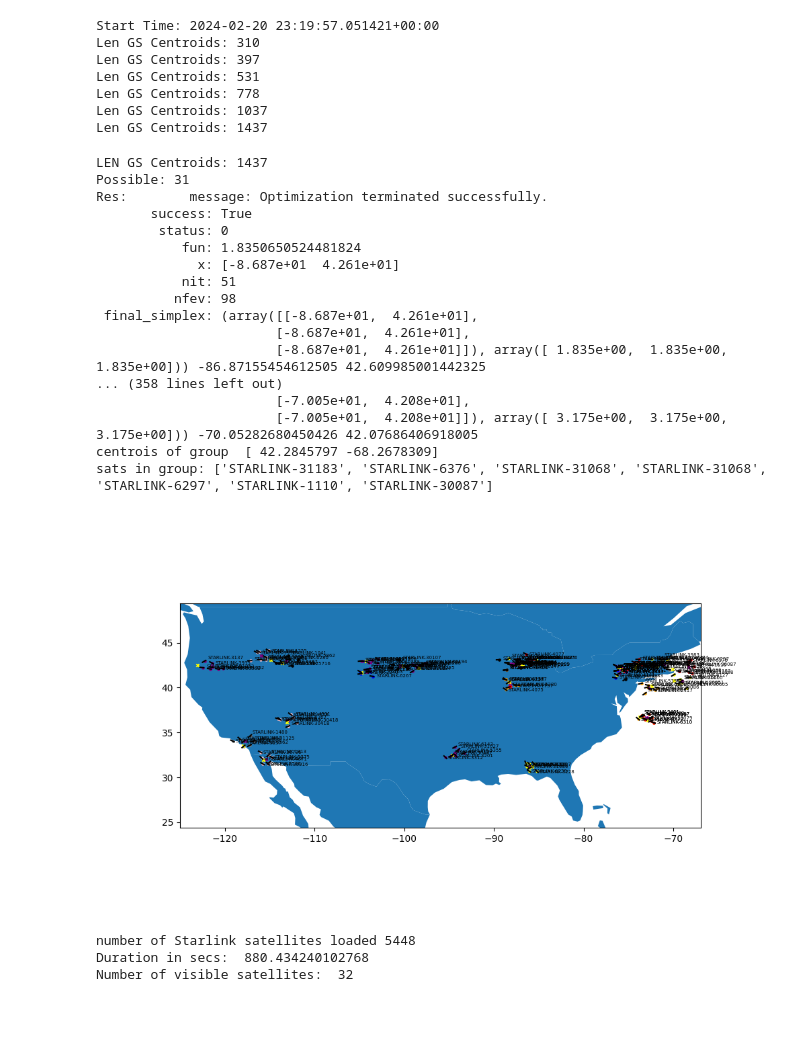
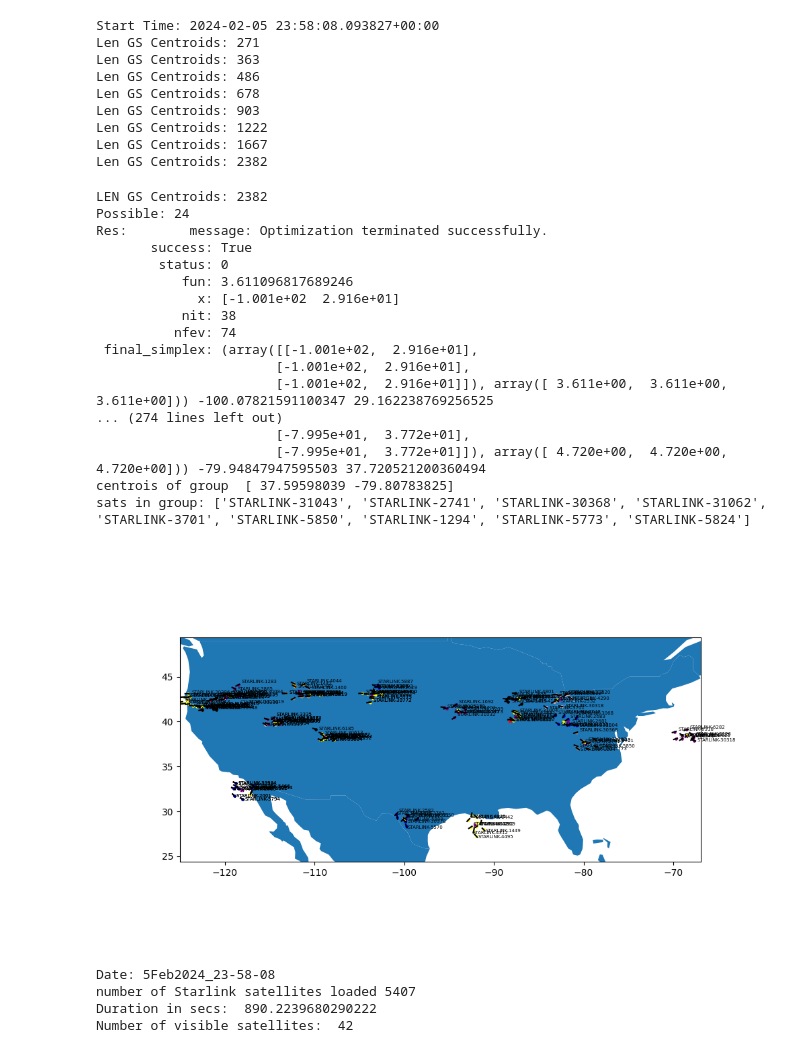
Before and after one commit to ConnectedSystemsLab/starloc_preproc, a Jupyter notebook: Starloc/sat_id.ipynb, the cells around one changed output. Saved outputs shown, nothing was run; the diff lists cells and outputs as text; code cells hidden in the pictures; blank space fills up the shorter version.

```diff
--- a/Starloc/sat_id.ipynb
+++ b/Starloc/sat_id.ipynb
@@ -25,13 +25,13 @@ def sum_dist(point, sattrajs_coeffs):
         dist += point_to_line_dist(x, y, line[0], line[1])
     return dist
 # %%
-file_path = '/home/ishani/LeoPNT/USRP_data/2_20/utctime_20Feb2024_23_19_57_freq_11_325G_bw_2.0M_ts_1708471197.0514207_inrx0.dat'
+file_path = '/home/ishani/LeoPNT/USRP_data/2_5/utctime_5Feb2024_23:58:08_freq_11_325G_bw_2.0M_ts_1707177488.0938272_inrx0.dat'
 ts = load.timescale()
-satellites = load.tle_file('/home/ishani/LeoPNT/starlink_ofdm/Starloc/20Feb2024_23_19/Starlink.tle')
+satellites = load.tle_file('/home/ishani/LeoPNT/starlink_ofdm/Starloc/5Feb2024_23-58-08/Starlink.tle')
 start_time = datetime.fromtimestamp(float(file_path.split('_')[-2]), tz=pytz.utc)
 print('Start Time:', start_time)
 # load sat_dopp_dict from phase_comp.mat
-mat = sio.loadmat('/home/ishani/LeoPNT/starlink_ofdm/Starloc/20Feb2024_23_19/phase_comp.mat')
+mat = sio.loadmat('/home/ishani/LeoPNT/starlink_ofdm/Starloc/5Feb2024_23-58-08/phase_comp.mat')
 tracked_peaks = mat['dopp_track_dict'][0]
 time_arr = []
 for arr in tracked_peaks:
@@ -40,6 +40,8 @@ for arr in tracked_peaks:
 ## time_arr.append(580.0)
 # sort time_arr
 time_arr = sorted(time_arr)
+# shift time arr circularly
+time_arr = np.roll(time_arr, -9)
 # print('Time Arr:', time_arr)
 # time_arr = [210.39600049999999, 253.6900005, 305.07300050000003, 285.54400050000004, 341.0160005, 660.8060005, 808.7960005]
 time_arr = sorted(time_arr)
@@ -89,7 +91,7 @@ for subset_idx,gs_subset in enumerate(gs_superset[1:]):
         min_dist, min_dist_idx = np.min(dist), np.argmin(dist)
         # print('Min Dist:', min_dist, "Point", point, "Coordinates:", gs_subset[min_dist_idx])
         # if the minimum distance is less than 100 km, add the point to the current centroid, else add the point as a new centroid
-        if min_dist < 140:
+        if min_dist < 150:
             gs_centroids_[i].append([gs_subset[min_dist_idx][0], gs_subset[min_dist_idx][1]])
             sat_init_groups[i].append(sat_superset[subset_idx+1][min_dist_idx])
         else:
@@ -137,79 +139,81 @@ for gp_idx,group in enumerate(sat_init_groups):
     for i,sat in enumerate(group):
         sats_name_arr.append(sat.name)
         # get satellite subpoints around 10 seconds of the time of highest elevation at 0.1 sec steps
         time_of_highest_elevation = sat_visible_time_arr[i].utc_datetime()
         span = np.arange(-5, 5, 0.1)
         single_sat_time_arr = ts.utc(time_of_highest_elevation.year, time_of_highest_elevation.month, time_of_highest_elevation.day,
             time_of_highest_elevation.hour, time_of_highest_elevation.minute, time_of_highest_elevation.second+time_of_highest_elevation.microsecond/1e6+span)
         subpoints = wgs84.latlon_of(sat.at(single_sat_time_arr))
         x = subpoints[1].degrees # longitudes
         y = subpoints[0].degrees # latitudes
         plt.plot(x, y, '--', color='black')
         plt.text(x[-1], y[-1], sat.name, fontsize=5, color='black')
         # polyfit line to x,y
         sat_traj_line = np.polyfit(x, y, 1)
         # print('Satellite Trajectory Line slope:', sat_traj_line[0], "Intercept:", sat_traj_line[1])
         # find a point on earth that minimizes the distance to the satellite trajectory lines
         lines_coeffs.append(sat_traj_line)
     #minimize distance to the lines
     start_point = np.mean(gs_centroids[gp_idx], axis=0)
     res = minimize(sum_dist, [start_point[1]-1, start_point[0]-1], args=(lines_coeffs), method = 'Nelder-Mead')
     print('Res:', res, res.x[0], res.x[1])
     print("centrois of group ", start_point)
     #plot the point
     ax.scatter(res.x[0], res.x[1], c='yellow', marker='x', s=10)
     print('sats in group:', sats_name_arr)
 plt.show()
 # %% [output]
-Start Time: 2024-02-20 23:19:57.051421+00:00
-Len GS Centroids: 310
-Len GS Centroids: 397
-Len GS Centroids: 531
-Len GS Centroids: 778
-Len GS Centroids: 1037
-Len GS Centroids: 1437
+Start Time: 2024-02-05 23:58:08.093827+00:00
+Len GS Centroids: 271
+Len GS Centroids: 363
+Len GS Centroids: 486
+Len GS Centroids: 678
+Len GS Centroids: 903
+Len GS Centroids: 1222
+Len GS Centroids: 1667
+Len GS Centroids: 2382
-LEN GS Centroids: 1437
-Possible: 31
+LEN GS Centroids: 2382
+Possible: 24
 Res:        message: Optimization terminated successfully.
        success: True
         status: 0
-           fun: 1.8350650524481824
-             x: [-8.687e+01  4.261e+01]
-           nit: 51
-          nfev: 98
- final_simplex: (array([[-8.687e+01,  4.261e+01],
-                       [-8.687e+01,  4.261e+01],
-                       [-8.687e+01,  4.261e+01]]), array([ 1.835e+00,  1.835e+00,  1.835e+00])) -86.87155454612505 42.609985001442325
-... (358 lines left out)
-                       [-7.005e+01,  4.208e+01],
-                       [-7.005e+01,  4.208e+01]]), array([ 3.175e+00,  3.175e+00,  3.175e+00])) -70.05282680450426 42.07686406918005
-centrois of group  [ 42.2845797 -68.2678309]
-sats in group: ['STARLINK-31183', 'STARLINK-6376', 'STARLINK-31068', 'STARLINK-31068', 'STARLINK-6297', 'STARLINK-1110', 'STARLINK-30087']
+           fun: 3.611096817689246
+             x: [-1.001e+02  2.916e+01]
+           nit: 38
+          nfev: 74
+ final_simplex: (array([[-1.001e+02,  2.916e+01],
+                       [-1.001e+02,  2.916e+01],
+                       [-1.001e+02,  2.916e+01]]), array([ 3.611e+00,  3.611e+00,  3.611e+00])) -100.07821591100347 29.162238769256525
+... (274 lines left out)
+                       [-7.995e+01,  3.772e+01],
+                       [-7.995e+01,  3.772e+01]]), array([ 4.720e+00,  4.720e+00,  4.720e+00])) -79.94847947595503 37.720521200360494
+centrois of group  [ 37.59598039 -79.80783825]
+sats in group: ['STARLINK-31043', 'STARLINK-2741', 'STARLINK-30368', 'STARLINK-31062', 'STARLINK-3701', 'STARLINK-5850', 'STARLINK-1294', 'STARLINK-5773', 'STARLINK-5824']
-[figure, old version]
+[figure, new version]
 # %%
-# speeding up simualtion
-
 from sat_id import doppler_sim, faster_doppler_sim
 import scipy.io as sio
-iq0_path ='/home/ishani/LeoPNT/USRP_data/2_20/utctime_20Feb2024_23_19_57_freq_11_325G_bw_2.0M_ts_1708471197.0514207_inrx0.dat'
-iq1_path = iq0_path.replace('inrx0', 'inrx1')
-iq2_path = iq0_path.replace('inrx0', 'inrx2')
+iq0_path ='/home/ishani/LeoPNT/USRP_data/2_5/utctime_5Feb2024_23:58:08_freq_11_325G_bw_2.0M_ts_1707177488.0938272_inrx0.dat'
 # date = iq0_path.split('_')[-10]+'_'+iq0_path.split('_')[-9].replace(":","-")
 date = iq0_path.split('_')[-12]+'_'+iq0_path.split('_')[-11]+'_'+iq0_path.split('_')[-10]
+date = '5Feb2024_23-58-08'
+print('Date:', date)
+
 start_time = float(iq0_path.split('_')[-2])
 fc = 11.325e9
 tx_freq = 11.3251e9
 sample_rate = 2e6
-
+gs  = (40.57796894, -87.64195092) # 5Feb2024_23-58-08 cluster centroid
 sim_start_time = start_time
 t_end = sio.loadmat(date + '/info.mat')['t_end'][0][0]
 sim_end_time = sim_start_time+t_end
 sat_dopp_dict, t_list = faster_doppler_sim(date, date+'/Starlink.tle', fc, sim_start_time, sim_end_time, 1)
 
-output_doppler_file = date+"/output_doppler_farm.mat"
+output_doppler_file = date+"/output_doppler_gs"+str(gs)+".mat"
 output = {}
 sio.savemat(output_doppler_file, {'sat_dopp_dict': sat_dopp_dict, 't_list': t_list})
 # %% [output]
-number of Starlink satellites loaded 5448
-Duration in secs:  880.434240102768
-Number of visible satellites:  32
+Date: 5Feb2024_23-58-08
+number of Starlink satellites loaded 5407
+Duration in secs:  890.2239680290222
+Number of visible satellites:  42
```
Also changed, not shown: 10 other files.
